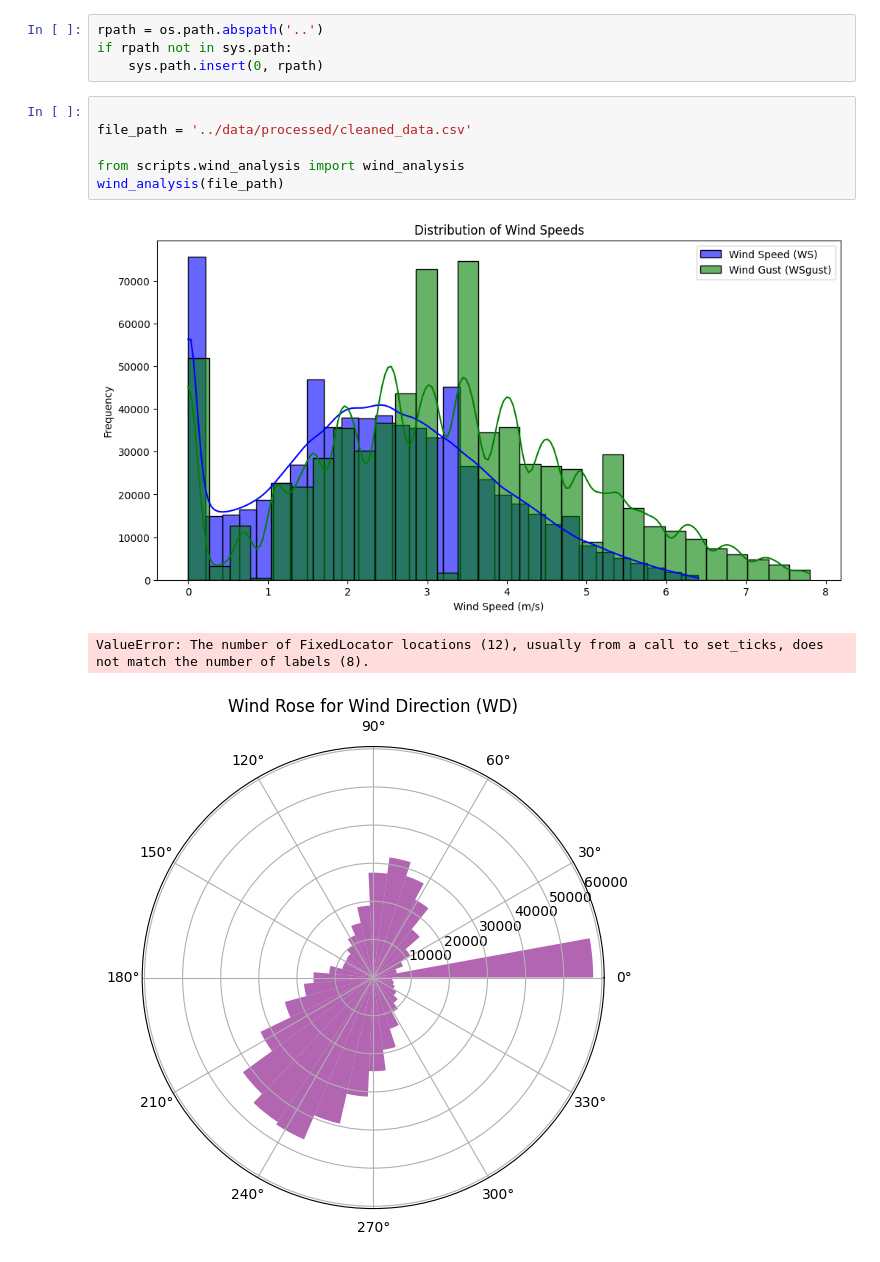
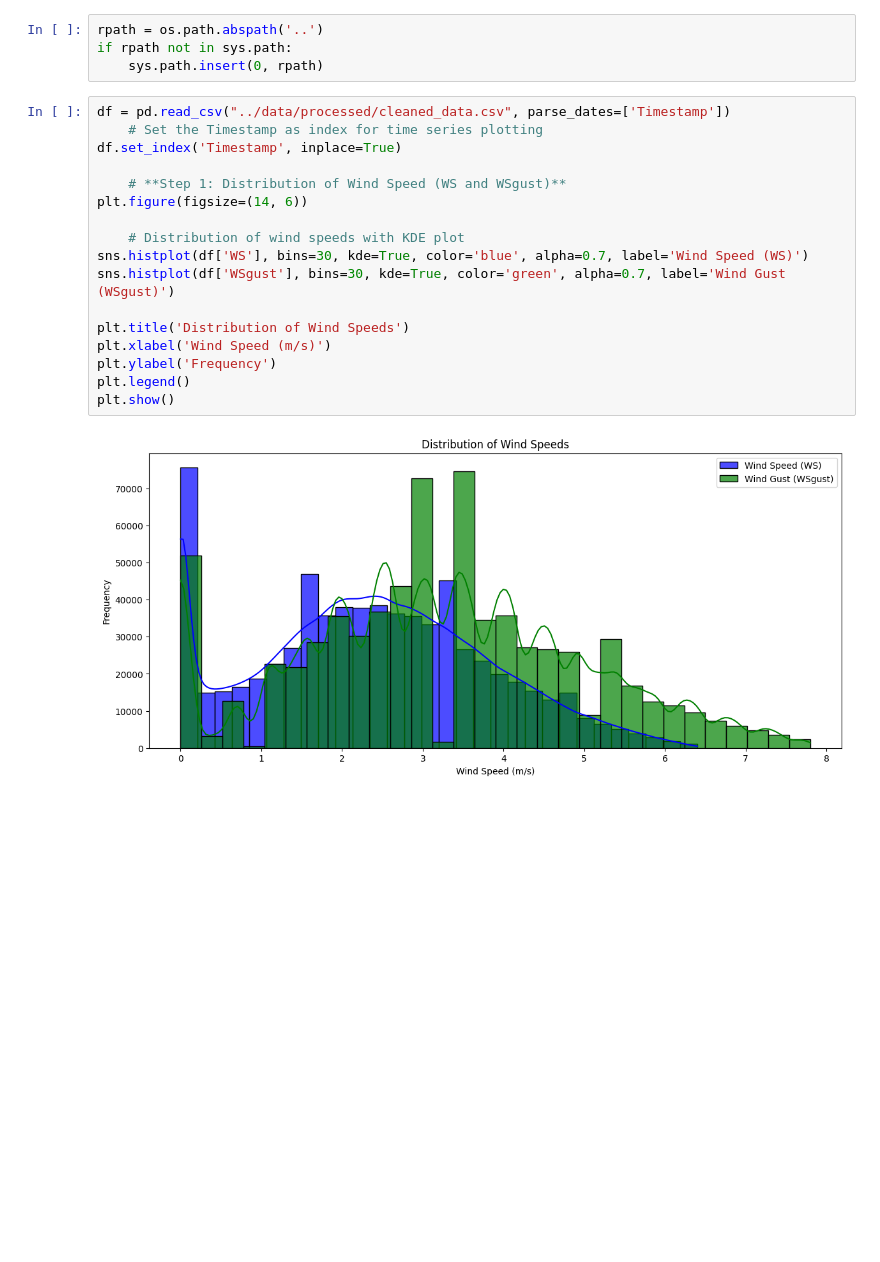
Before and after one commit to Ofgeha-Gelana/moonlight-solar-strategy, a Jupyter notebook: notebooks/wind_analysis.ipynb, the cells around one changed output. Cells and saved outputs as stored; diff of their text form; blank space fills up the shorter version.

Commit message:
fix error

```diff
--- a/notebooks/wind_analysis.ipynb
+++ b/notebooks/wind_analysis.ipynb
@@ -9,13 +9,22 @@ import os, sys
 rpath = os.path.abspath('..')
 if rpath not in sys.path:
     sys.path.insert(0, rpath)
-# %%
-
-file_path = '../data/processed/cleaned_data.csv'
-
-from scripts.wind_analysis import wind_analysis
-wind_analysis(file_path)
-# %% [output]
-[figure, removed]
-ValueError: The number of FixedLocator locations (12), usually from a call to set_ticks, does not match the number of labels (8).
-[figure, removed]
+# %%
+df = pd.read_csv("../data/processed/cleaned_data.csv", parse_dates=['Timestamp'])
+    # Set the Timestamp as index for time series plotting
+df.set_index('Timestamp', inplace=True)
+
+    # **Step 1: Distribution of Wind Speed (WS and WSgust)**
+plt.figure(figsize=(14, 6))
+
+    # Distribution of wind speeds with KDE plot
+sns.histplot(df['WS'], bins=30, kde=True, color='blue', alpha=0.7, label='Wind Speed (WS)')
+sns.histplot(df['WSgust'], bins=30, kde=True, color='green', alpha=0.7, label='Wind Gust (WSgust)')
+
+plt.title('Distribution of Wind Speeds')
+plt.xlabel('Wind Speed (m/s)')
+plt.ylabel('Frequency')
+plt.legend()
+plt.show()
+# %% [output]
+[figure, added]
```
Also changed, not shown: parts of 1 cell of this notebook, 1 other file.
